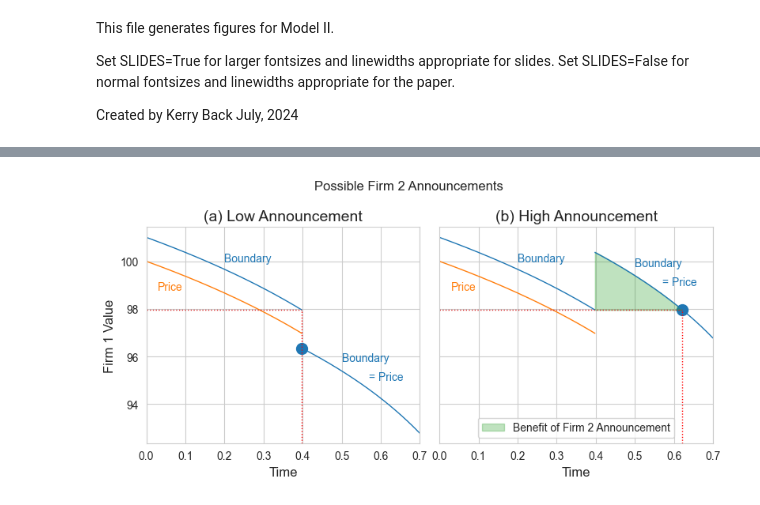
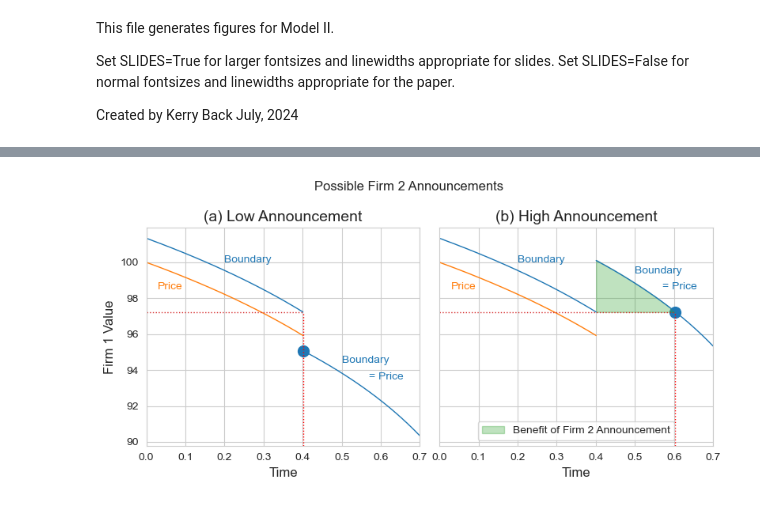
Before and after one commit to kerryback/announcements, a Jupyter notebook: Code/figures_model2.ipynb, the cells around one changed output, grey strips where cells are left out. Cells and saved outputs as stored; diff of their text form; code cells hidden in the pictures.

```diff
--- a/Code/figures_model2.ipynb
+++ b/Code/figures_model2.ipynb
@@ -30,9 +30,9 @@ mpl.rcParams['figure.figsize'] = (8, 4)
 linewidth = 3 if SLIDES else 1
 FigureDir = "../Slides" if SLIDES else "../Figures"
 
-mu = 105
+mu = 103
 mustar = 100
-sigma = 15
+sigma = 20
 lam = 1000
 rsquared = 0.2
 rho = 0.5
@@ -282,7 +282,7 @@ plt.show()
 # %%
 fig, (ax1, ax2) = plt.subplots(1, 2, sharey=True)
 grid1 = np.linspace(0, 0.6, 200)
-grid1 = grid1[:133]
+grid1 = grid1[:134]
 bdy1 = stage1.bdy(grid1)
 
 bdy1.plot(
@@ -319,7 +319,7 @@ price21 = [
     for u in grid2
 ]
 price22 = [
-    stage2.price(t=0.2, b=bdy1.iloc[-1], x2=bdy1.iloc[-1]+8, u=u)
+    stage2.price(t=0.2, b=bdy1.iloc[-1], x2=bdy1.iloc[-1]+10, u=u)
     for u in grid2
 ]
 ax1.plot(grid2, price21, lw=linewidth)
@@ -339,7 +339,7 @@ grid2a = [
     if stage2.price(
         t=grid1[-1],
         b=bdy1.iloc[-1],
-        x2=bdy1.iloc[-1]+8,
+        x2=bdy1.iloc[-1]+10,
         u=u) >= bdy1.iloc[-1]
 ]
 
@@ -385,42 +385,42 @@ ax2.scatter(
     color=colors[0]
 )
 ax1.text(0.2, 100, "Boundary", color=colors[0])
-ax1.text(0.03, 98.8, "Price", color=colors[1])
+ax1.text(0.03, 98.5, "Price", color=colors[1])
 ax2.text(0.2, 100, "Boundary", color=colors[0])
-ax2.text(0.03, 98.8, "Price", color=colors[1])
+ax2.text(0.03, 98.5, "Price", color=colors[1])
 
-ax1.text(0.5, 95.8, "Boundary", color=colors[0])
-ax2.text(0.5, 99.8, "Boundary", color=colors[0])
+ax1.text(0.5, 94.4, "Boundary", color=colors[0])
+ax2.text(0.5, 99.4, "Boundary", color=colors[0])
 
-ax1.text(0.57, 95, "= Price", color=colors[0])
-ax2.text(0.57, 99, "= Price", color=colors[0])
+ax1.text(0.57, 93.5, "= Price", color=colors[0])
+ax2.text(0.57, 98.5, "= Price", color=colors[0])
 
 ax2.fill_between(
     grid2a,
     [bdy1.iloc[-1] for x in grid2a],
     [
-        stage2.price(grid1[-1], bdy1.iloc[-1], bdy1.iloc[-1]+8, u)
+        stage2.price(grid1[-1], bdy1.iloc[-1], bdy1.iloc[-1]+10, u)
         for u in grid2a
     ],
     color=colors[2],
     alpha=0.3,
     label="Benefit of Firm 2 Announcement"
 )
 ax2.legend(loc="lower center")
 ax1.set_xlim((0, 0.7))
 ax2.set_xlim((0, 0.7))
 ax1.set_xlabel("Time")
 ax2.set_xlabel("Time")
 # ax1.legend(loc="lower right")
 ax1.set_ylabel("Firm 1 Value")
 ax1.set_ylim((y0, ax1.get_ylim()[1]))
 panel1_title = "Low Announcement" if SLIDES else "(a) Low Announcement"
 panel2_title = "High Announcement" if SLIDES else "(b) High Announcement"
 ax1.set_title(panel1_title)
 ax2.set_title(panel2_title)
 fig.suptitle("Possible Firm 2 Announcements")
 fig.tight_layout()
 fig.savefig(f'{FigureDir}/model2_benefit_waiting.pdf')
 plt.show()
 # %% [output]
-[figure, old version]
+[figure, new version]
```
Also changed, not shown: parts of 3 cells of this notebook, 23 other files.
